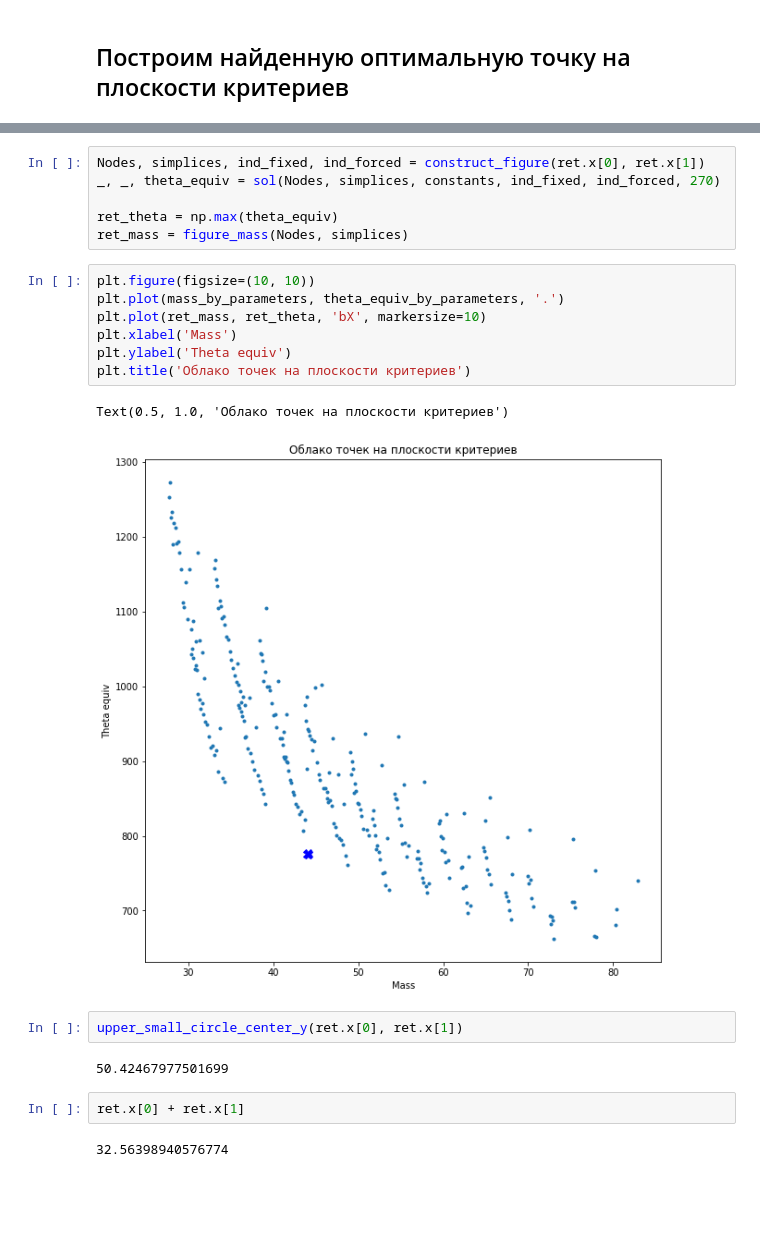
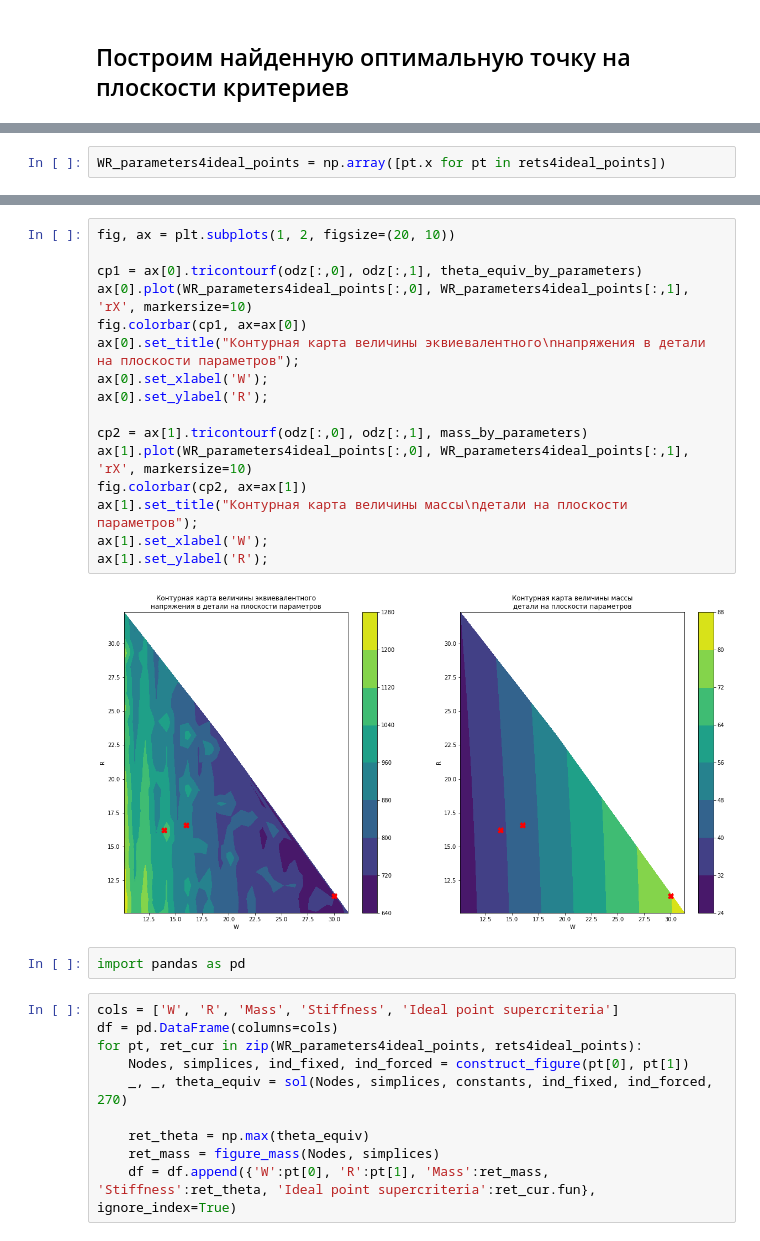
Before and after one commit to vxd7/labs, a Jupyter notebook: Инструментальные средства моделирования/ISM_HW2/ISM_HW2_actual.ipynb, the cells around one changed output, grey strips where cells are left out. Saved outputs shown, nothing was run; the diff lists cells and outputs as text; blank space fills up the shorter version.

```diff
--- a/Инструментальные средства моделирования/ISM_HW2/ISM_HW2_actual.ipynb
+++ b/Инструментальные средства моделирования/ISM_HW2/ISM_HW2_actual.ipynb
@@ -745,0 +783,2 @@ plt.plot(ret.x[0], ret.x[1], 'bX', markersize=10)
+# %%
+WR_parameters4ideal_points = np.array([pt.x for pt in rets4ideal_points])
@@ -746,24 +791,30 @@ plt.plot(ret.x[0], ret.x[1], 'bX', markersize=10)
+# %%
+fig, ax = plt.subplots(1, 2, figsize=(20, 10))
+
+cp1 = ax[0].tricontourf(odz[:,0], odz[:,1], theta_equiv_by_parameters)
+ax[0].plot(WR_parameters4ideal_points[:,0], WR_parameters4ideal_points[:,1], 'rX', markersize=10)
+fig.colorbar(cp1, ax=ax[0])
+ax[0].set_title("Контурная карта величины эквиевалентного\nнапряжения в детали на плоскости параметров");
+ax[0].set_xlabel('W');
+ax[0].set_ylabel('R');
+
+cp2 = ax[1].tricontourf(odz[:,0], odz[:,1], mass_by_parameters)
+ax[1].plot(WR_parameters4ideal_points[:,0], WR_parameters4ideal_points[:,1], 'rX', markersize=10)
+fig.colorbar(cp2, ax=ax[1])
+ax[1].set_title("Контурная карта величины массы\nдетали на плоскости параметров");
+ax[1].set_xlabel('W');
+ax[1].set_ylabel('R');
+# %% [output]
+[figure, added]
+# %%
+import pandas as pd
 # %%
-Nodes, simplices, ind_fixed, ind_forced = construct_figure(ret.x[0], ret.x[1])
-_, _, theta_equiv = sol(Nodes, simplices, constants, ind_fixed, ind_forced, 270)
+cols = ['W', 'R', 'Mass', 'Stiffness', 'Ideal point supercriteria']
+df = pd.DataFrame(columns=cols)
+for pt, ret_cur in zip(WR_parameters4ideal_points, rets4ideal_points):
+    Nodes, simplices, ind_fixed, ind_forced = construct_figure(pt[0], pt[1])
+    _, _, theta_equiv = sol(Nodes, simplices, constants, ind_fixed, ind_forced, 270)
 
-ret_theta = np.max(theta_equiv)
-ret_mass = figure_mass(Nodes, simplices)
+    ret_theta = np.max(theta_equiv)
+    ret_mass = figure_mass(Nodes, simplices)
+    df = df.append({'W':pt[0], 'R':pt[1], 'Mass':ret_mass, 'Stiffness':ret_theta, 'Ideal point supercriteria':ret_cur.fun}, ignore_index=True)
-# %%
-plt.figure(figsize=(10, 10))
-plt.plot(mass_by_parameters, theta_equiv_by_parameters, '.')
-plt.plot(ret_mass, ret_theta, 'bX', markersize=10)
-plt.xlabel('Mass')
-plt.ylabel('Theta equiv')
-plt.title('Облако точек на плоскости критериев')
-# %% [output]
-Text(0.5, 1.0, 'Облако точек на плоскости критериев')
-[figure, removed]
-# %%
-upper_small_circle_center_y(ret.x[0], ret.x[1])
-# %% [output]
-50.42467977501699
-# %%
-ret.x[0] + ret.x[1]
-# %% [output]
-32.56398940576774
```
Also changed, not shown: parts of 21 cells of this notebook.
